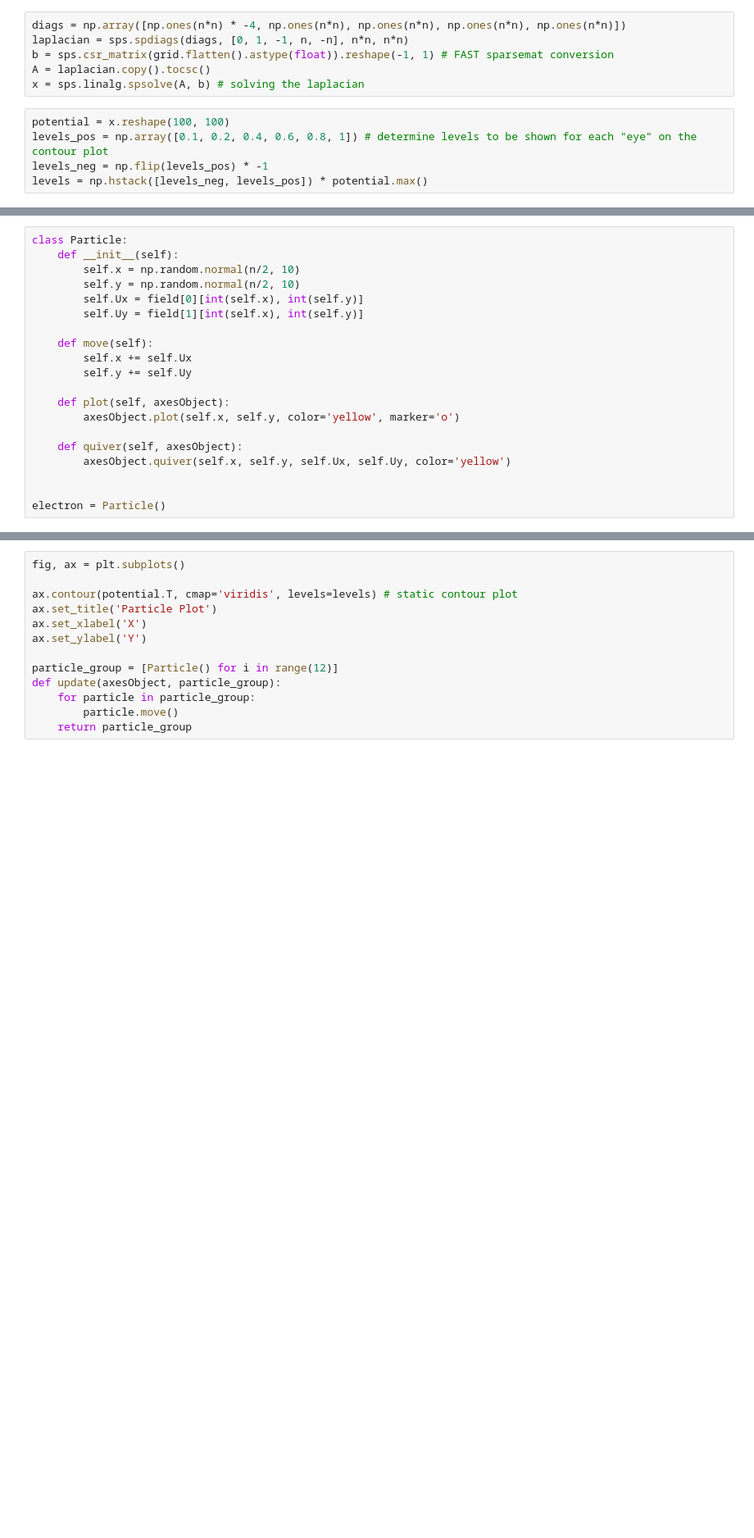
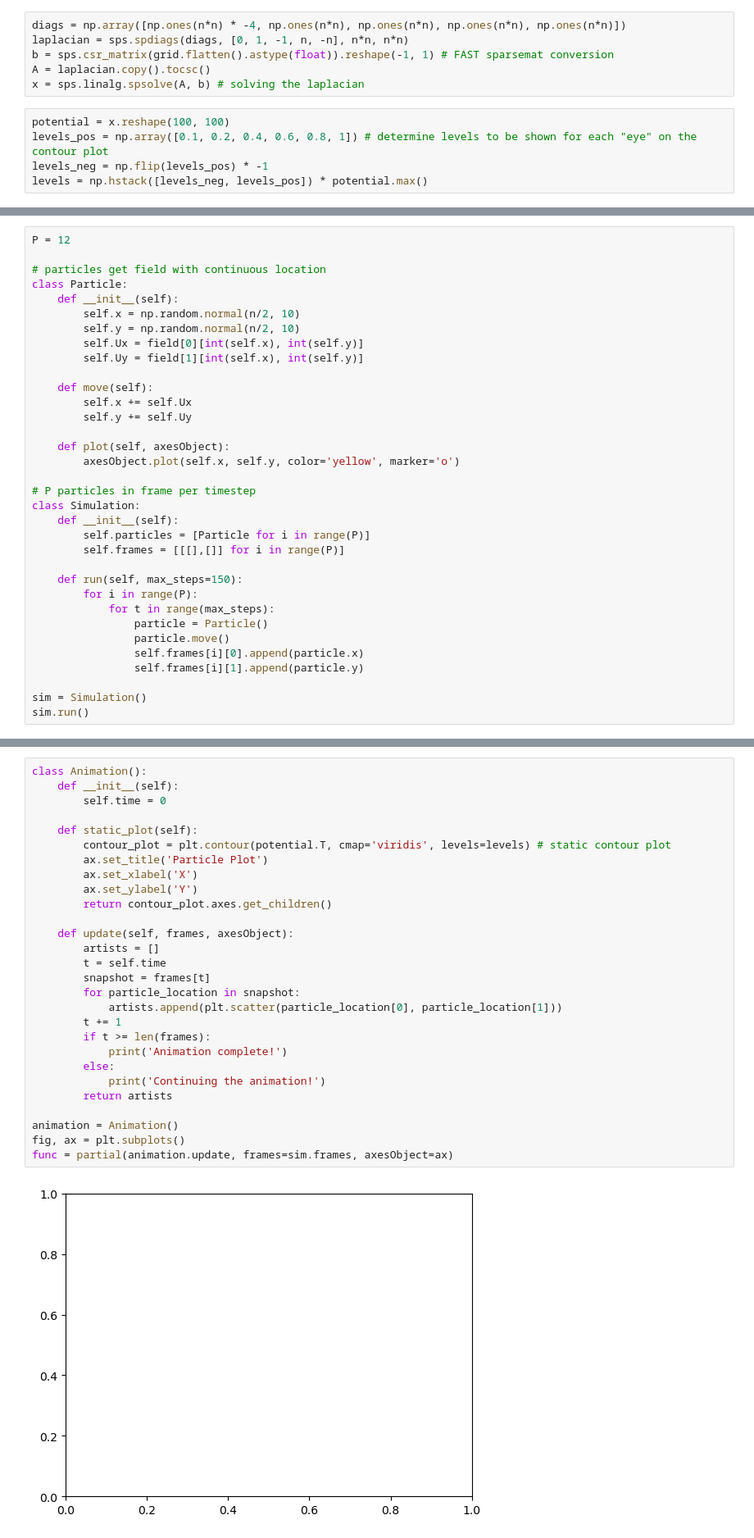
Before and after one commit to Jasperspyke/Fringing-Fields, a Jupyter notebook: array_like.ipynb, the cells around one changed output, grey strips where cells are left out. Shown at 82% size. Saved outputs shown, nothing was run; the diff lists cells and outputs as text; blank space fills up the shorter version.

Commit message:
some animation issues

```diff
--- a/array_like.ipynb
+++ b/array_like.ipynb
@@ -64,6 +69,9 @@ def gradient(arr):
 
 field = gradient(potential)
 # %%
+P = 12
+
+# particles get field with continuous location
 class Particle:
     def __init__(self):
         self.x = np.random.normal(n/2, 10)
@@ -78,8 +86,19 @@ class Particle:
     def plot(self, axesObject):
         axesObject.plot(self.x, self.y, color='yellow', marker='o')
 
-    def quiver(self, axesObject):
-        axesObject.quiver(self.x, self.y, self.Ux, self.Uy, color='yellow')
+# P particles in frame per timestep
+class Simulation:
+    def __init__(self):
+        self.particles = [Particle for i in range(P)]
+        self.frames = [[[],[]] for i in range(P)]
 
+    def run(self, max_steps=150):
+        for i in range(P):
+            for t in range(max_steps):
+                particle = Particle()
+                particle.move()
+                self.frames[i][0].append(particle.x)
+                self.frames[i][1].append(particle.y)
 
-electron = Particle()
+sim = Simulation()
+sim.run()
@@ -86,13 +125,30 @@ electron = Particle()
 # %%
+class Animation():
+    def __init__(self):
+        self.time = 0
+
+    def static_plot(self):
+        contour_plot = plt.contour(potential.T, cmap='viridis', levels=levels) # static contour plot
+        ax.set_title('Particle Plot')
+        ax.set_xlabel('X')
+        ax.set_ylabel('Y')
+        return contour_plot.axes.get_children()
+
+    def update(self, frames, axesObject):
+        artists = []
+        t = self.time
+        snapshot = frames[t]
+        for particle_location in snapshot:
+            artists.append(plt.scatter(particle_location[0], particle_location[1]))
+        t += 1
+        if t >= len(frames):
+            print('Animation complete!')
+        else:
+            print('Continuing the animation!')
+        return artists
+
+animation = Animation()
 fig, ax = plt.subplots()
-
-ax.contour(potential.T, cmap='viridis', levels=levels) # static contour plot
-ax.set_title('Particle Plot')
-ax.set_xlabel('X')
-ax.set_ylabel('Y')
-
-particle_group = [Particle() for i in range(12)]
-def update(axesObject, particle_group):
-    for particle in particle_group:
-        particle.move()
-    return particle_group
+func = partial(animation.update, frames=sim.frames, axesObject=ax)
+# %% [output]
+[figure, added]
```
Also changed, not shown: parts of 6 cells of this notebook.
